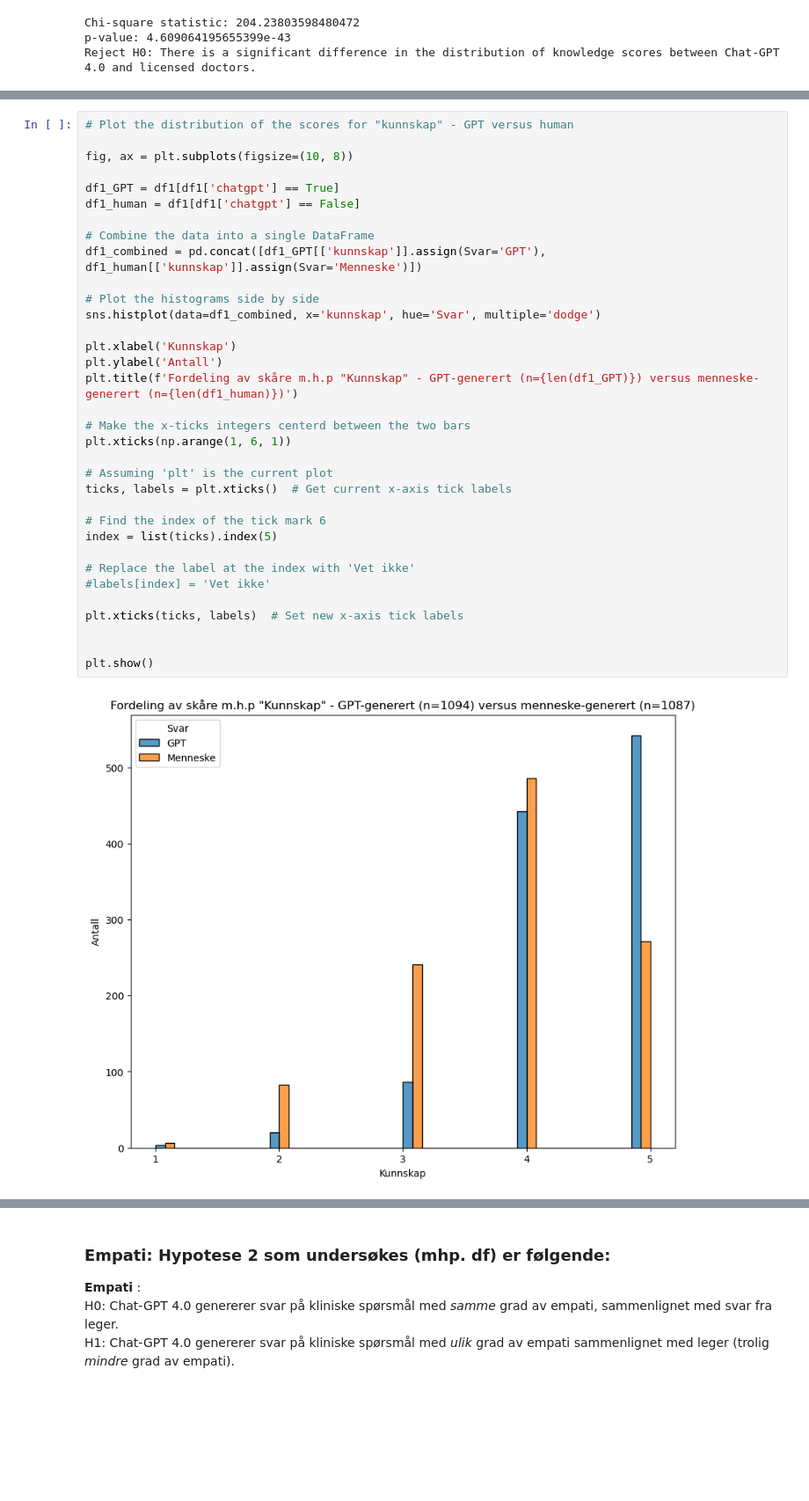
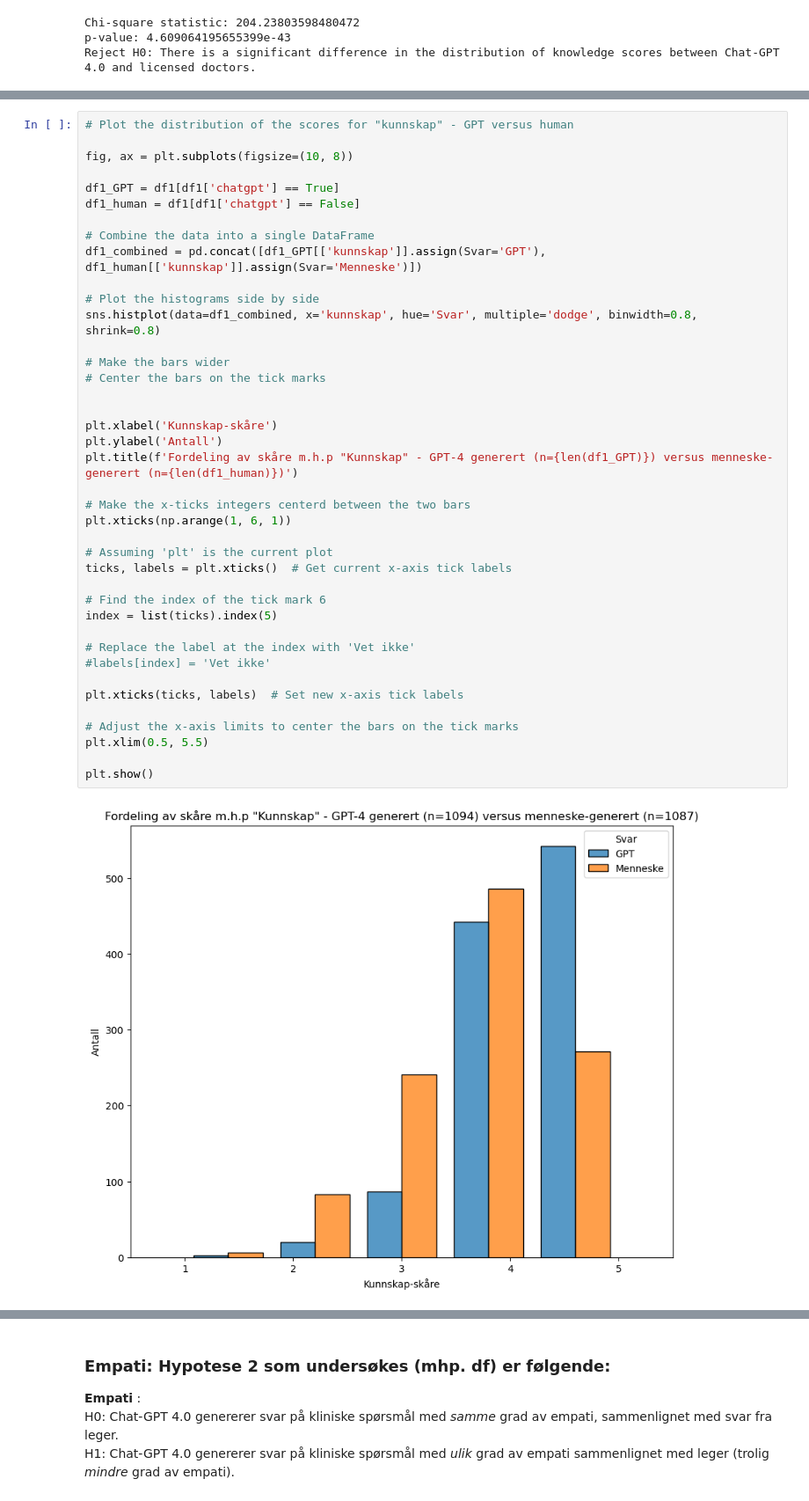
Before and after one commit to MMIV-ML/helseveileder, a Jupyter notebook: notebooks/1-analysis.ipynb, the cells around one changed output, grey strips where cells are left out. Shown at 88% size. Drawn from its saved outputs; the diff is of its cells as text; blank space fills up the shorter version.

Commit message:
Norsk verson av Kunnskap er fullført

```diff
--- a/notebooks/1-analysis.ipynb
+++ b/notebooks/1-analysis.ipynb
@@ -646,37 +561,43 @@ plt.show()
 
 fig, ax = plt.subplots(figsize=(10, 8))
 
 df1_GPT = df1[df1['chatgpt'] == True]
 df1_human = df1[df1['chatgpt'] == False]
 
 # Combine the data into a single DataFrame
 df1_combined = pd.concat([df1_GPT[['kunnskap']].assign(Svar='GPT'), df1_human[['kunnskap']].assign(Svar='Menneske')])
 
 # Plot the histograms side by side
-sns.histplot(data=df1_combined, x='kunnskap', hue='Svar', multiple='dodge')
+sns.histplot(data=df1_combined, x='kunnskap', hue='Svar', multiple='dodge', binwidth=0.8, shrink=0.8)
 
-plt.xlabel('Kunnskap')
+# Make the bars wider
+# Center the bars on the tick marks
+
+
+plt.xlabel('Kunnskap-skåre')
 plt.ylabel('Antall')
-plt.title(f'Fordeling av skåre m.h.p "Kunnskap" - GPT-generert (n={len(df1_GPT)}) versus menneske-generert (n={len(df1_human)})')
+plt.title(f'Fordeling av skåre m.h.p "Kunnskap" - GPT-4 generert (n={len(df1_GPT)}) versus menneske-generert (n={len(df1_human)})')
 
 # Make the x-ticks integers centerd between the two bars
 plt.xticks(np.arange(1, 6, 1))
 
 # Assuming 'plt' is the current plot
 ticks, labels = plt.xticks()  # Get current x-axis tick labels
 
 # Find the index of the tick mark 6
 index = list(ticks).index(5)
 
 # Replace the label at the index with 'Vet ikke'
 #labels[index] = 'Vet ikke'
 
 plt.xticks(ticks, labels)  # Set new x-axis tick labels
 
+# Adjust the x-axis limits to center the bars on the tick marks
+plt.xlim(0.5, 5.5)
 
 plt.show()
 # %% [output]
-[figure, old version]
+[figure, new version]
 # %%
 # Calculate the expected frequencies
 total = len(df1)
```
Also changed, not shown: parts of 44 cells of this notebook.
